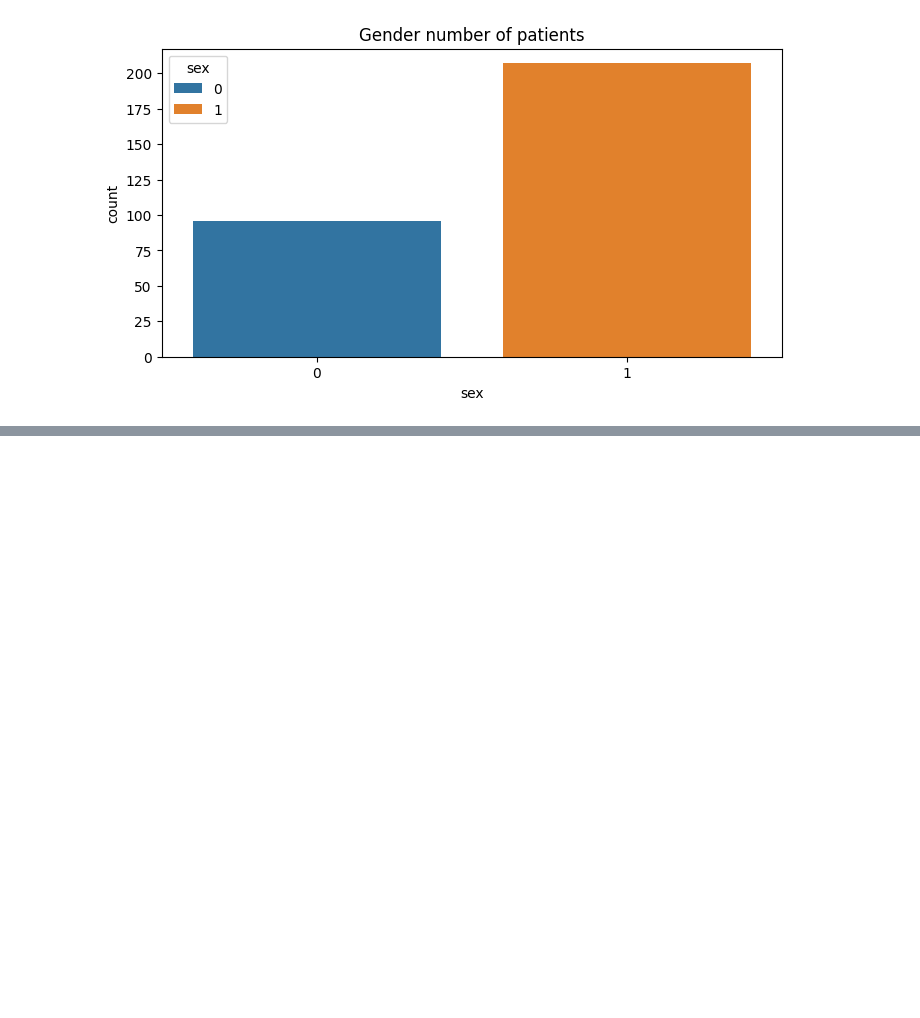
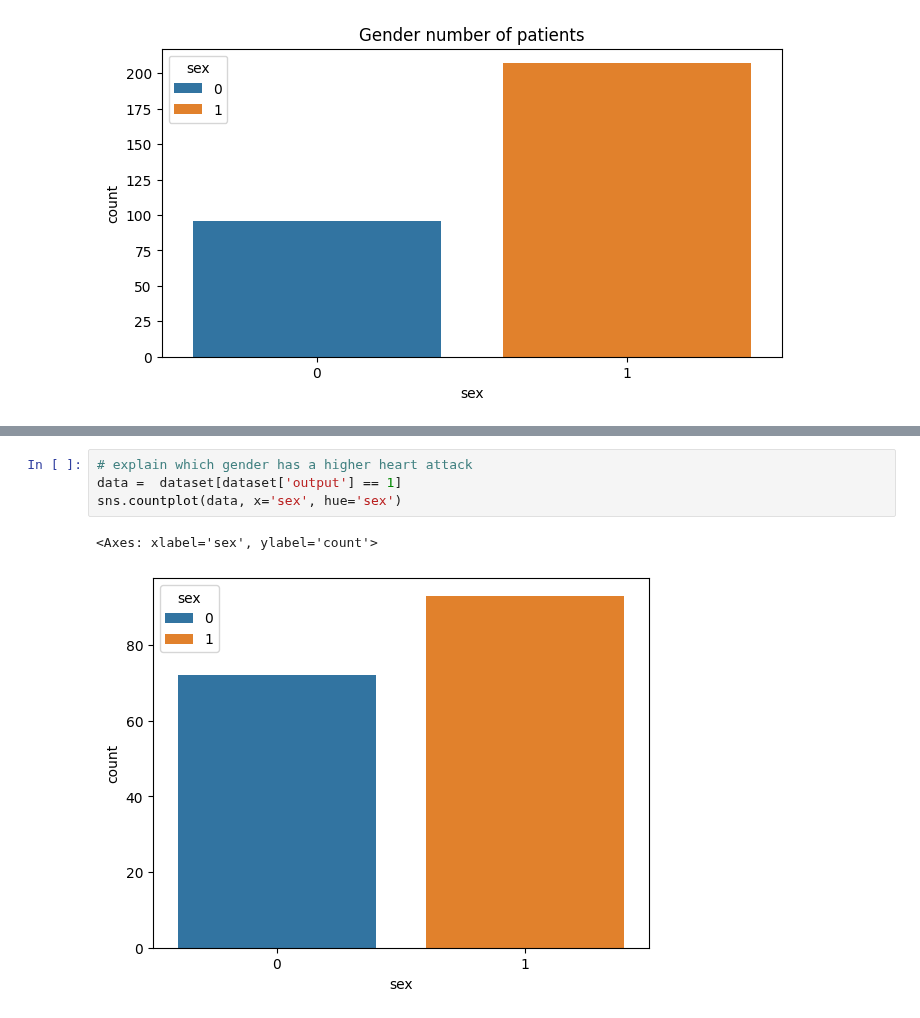
Before and after one commit to kdmwangi/Data-Science, a Jupyter notebook: Heart_Attack.ipynb, the cells around one changed output, grey strips where cells are left out. Cells and saved outputs as stored; diff of their text form; blank space fills up the shorter version.

```diff
--- a/Heart_Attack.ipynb
+++ b/Heart_Attack.ipynb
@@ -201,0 +222,7 @@ fig.set(title="Gender number of patients")
+# %%
+# explain which gender has a higher heart attack
+data =  dataset[dataset['output'] == 1]
+sns.countplot(data, x='sex', hue='sex')
+# %% [output]
+<Axes: xlabel='sex', ylabel='count'>
+[figure, added]
```
Also changed, not shown: parts of 4 cells of this notebook.
